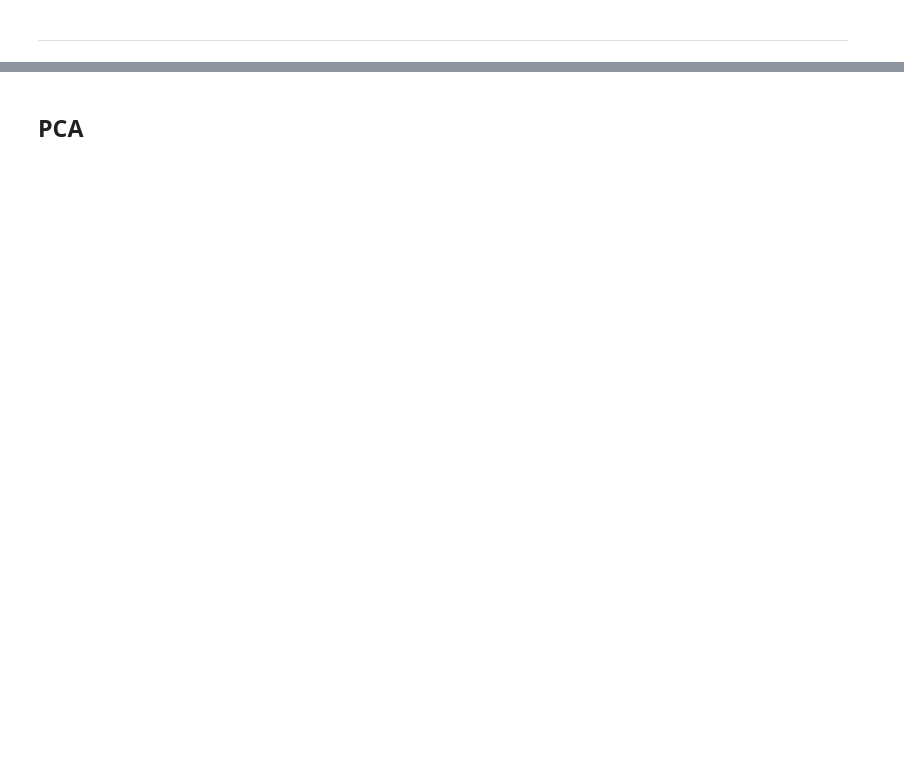
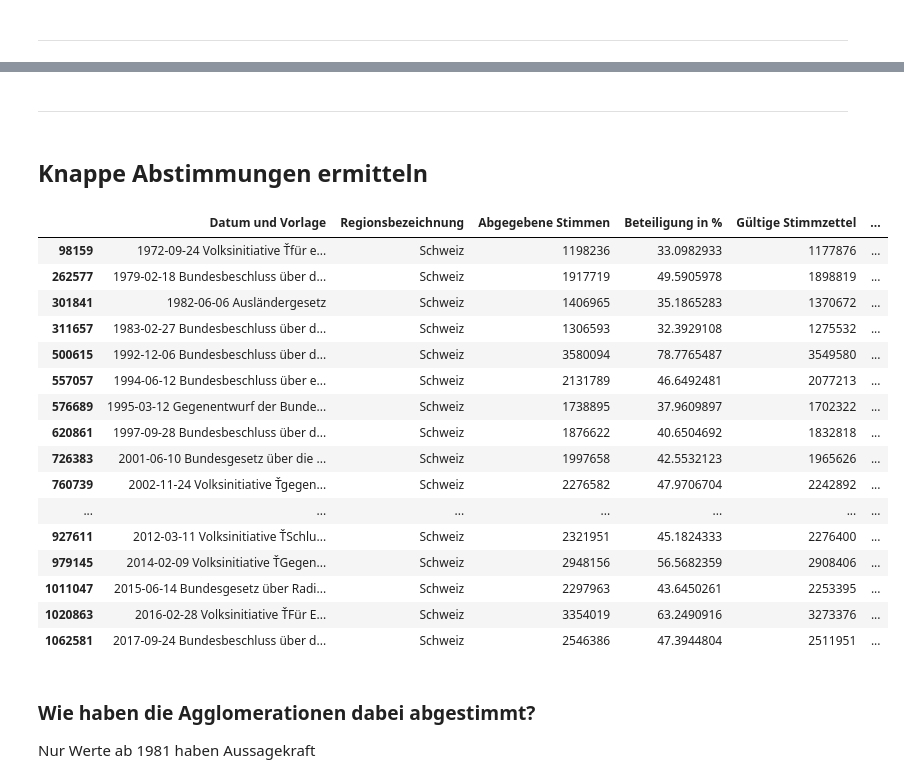
Before and after one commit to tamedia-ddj/abstimmungsfaktor_agglomerationen, a Jupyter notebook: abstimmungsfaktor_agglomerationen.ipynb, the cells around one changed output, grey strips where cells are left out. Drawn from its saved outputs; the diff is of its cells as text; code cells hidden in the pictures; blank space fills up the shorter version.

```diff
--- a/abstimmungsfaktor_agglomerationen.ipynb
+++ b/abstimmungsfaktor_agglomerationen.ipynb
@@ -9,9 +13,12 @@ import matplotlib.pyplot as plt
 from sklearn.cluster import KMeans
 from sklearn.decomposition import PCA
 from sklearn.preprocessing import StandardScaler
+import altair as alt
 # from datetime import datetime
 # import re
 # import os
 # import json
 # import requests
+
+pd.options.display.max_colwidth = 200
 # %%
@@ -133,2 +362,28 @@ Name: quota_rural, dtype: float64
 # %% [markdown]
-## PCA
+---
+# %% [markdown]
+## Knappe Abstimmungen ermitteln
+# %%
+data_ch[(data['Ja in %'].astype(float) > 49) & (data['Ja in %'].astype(float) < 51)]
+# %% [output]
+|  | Datum und Vorlage | Regionsbezeichnung | Abgegebene Stimmen | Beteiligung in % | Gültige Stimmzettel | ... |
+| 98159 | 1972-09-24 Volksinitiative Ťfür e... | Schweiz | 1198236 | 33.0982933 | 1177876 | ... |
+| 262577 | 1979-02-18 Bundesbeschluss über d... | Schweiz | 1917719 | 49.5905978 | 1898819 | ... |
+| 301841 | 1982-06-06 Ausländergesetz | Schweiz | 1406965 | 35.1865283 | 1370672 | ... |
+| 311657 | 1983-02-27 Bundesbeschluss über d... | Schweiz | 1306593 | 32.3929108 | 1275532 | ... |
+| 500615 | 1992-12-06 Bundesbeschluss über d... | Schweiz | 3580094 | 78.7765487 | 3549580 | ... |
+| 557057 | 1994-06-12 Bundesbeschluss über e... | Schweiz | 2131789 | 46.6492481 | 2077213 | ... |
+| 576689 | 1995-03-12 Gegenentwurf der Bunde... | Schweiz | 1738895 | 37.9609897 | 1702322 | ... |
+| 620861 | 1997-09-28 Bundesbeschluss über d... | Schweiz | 1876622 | 40.6504692 | 1832818 | ... |
+| 726383 | 2001-06-10 Bundesgesetz über die ... | Schweiz | 1997658 | 42.5532123 | 1965626 | ... |
+| 760739 | 2002-11-24 Volksinitiative Ťgegen... | Schweiz | 2276582 | 47.9706704 | 2242892 | ... |
+| ... | ... | ... | ... | ... | ... | ... |
+| 927611 | 2012-03-11 Volksinitiative ŤSchlu... | Schweiz | 2321951 | 45.1824333 | 2276400 | ... |
+| 979145 | 2014-02-09 Volksinitiative ŤGegen... | Schweiz | 2948156 | 56.5682359 | 2908406 | ... |
+| 1011047 | 2015-06-14 Bundesgesetz über Radi... | Schweiz | 2297963 | 43.6450261 | 2253395 | ... |
+| 1020863 | 2016-02-28 Volksinitiative ŤFür E... | Schweiz | 3354019 | 63.2490916 | 3273376 | ... |
+| 1062581 | 2017-09-24 Bundesbeschluss über d... | Schweiz | 2546386 | 47.3944804 | 2511951 | ... |
+# %% [markdown]
+### Wie haben die Agglomerationen dabei abgestimmt?
+
+Nur Werte ab 1981 haben Aussagekraft
```
Also changed, not shown: parts of 115 cells of this notebook, 6 other files.
